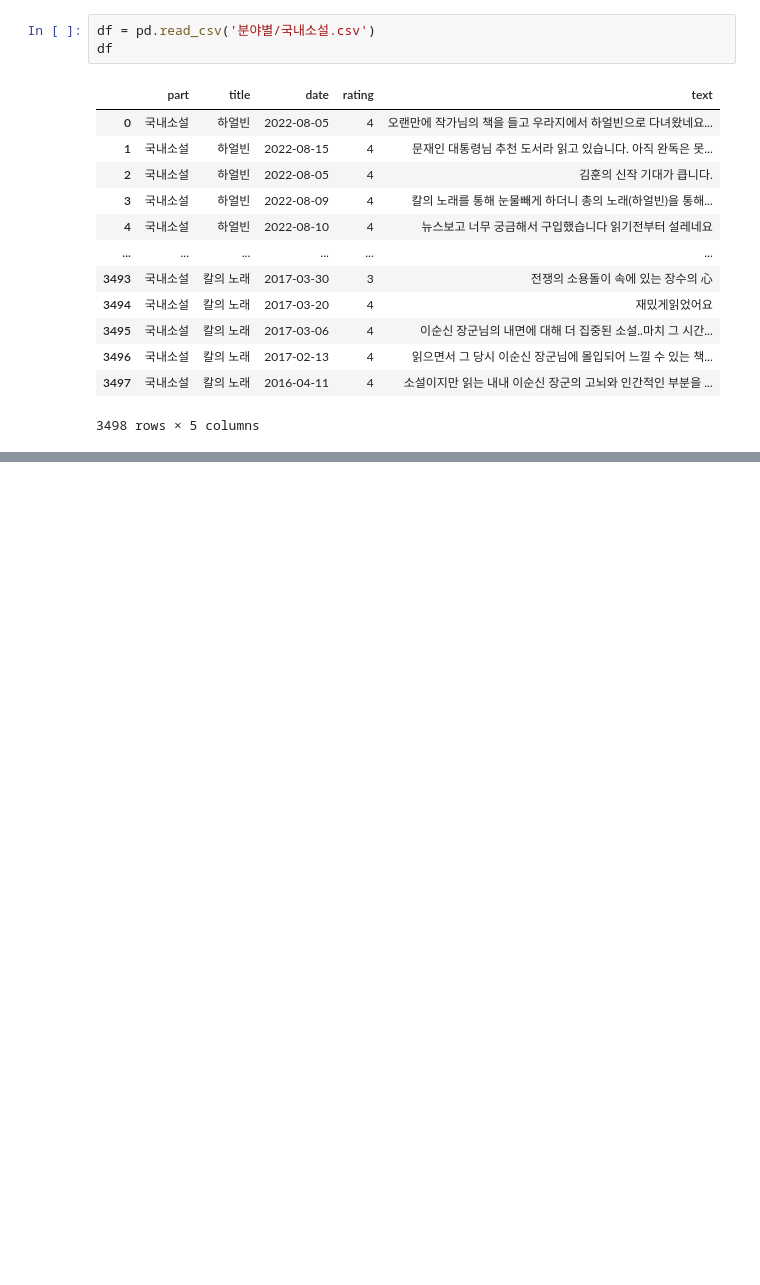
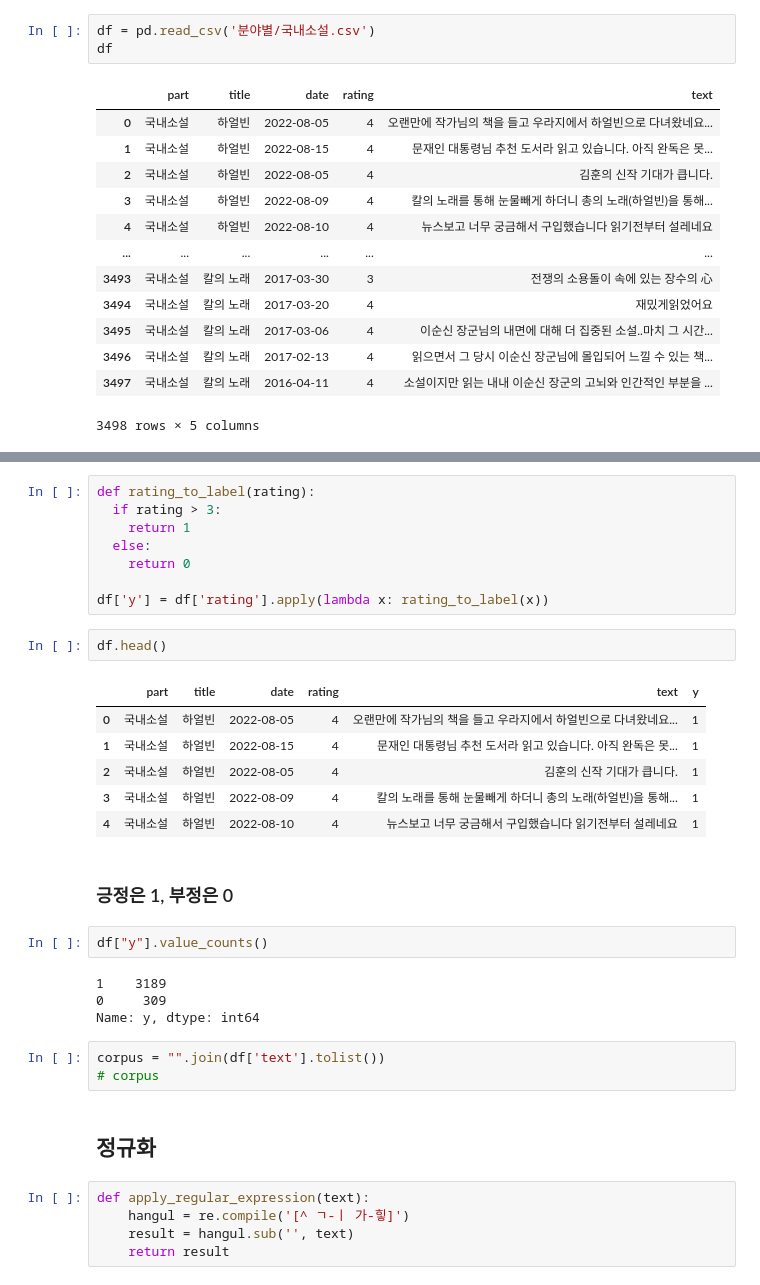
Before and after one commit to BoYeonJang/kyobobook-review, a Jupyter notebook: word-cloud.ipynb, the cells around one changed output, grey strips where cells are left out. Drawn from its saved outputs; the diff is of its cells as text; blank space fills up the shorter version.

```diff
--- a/word-cloud.ipynb
+++ b/word-cloud.ipynb
@@ -157,0 +46,35 @@ for word in novel_stopwords:
+# %%
+def rating_to_label(rating):
+  if rating > 3:
+    return 1
+  else:
+    return 0
+
+df['y'] = df['rating'].apply(lambda x: rating_to_label(x))
+# %%
+df.head()
+# %% [output]
+|  | part | title | date | rating | text | y |
+| 0 | 국내소설 | 하얼빈 | 2022-08-05 | 4 | 오랜만에 작가님의 책을 들고 우라지에서 하얼빈으로 다녀왔네요... | 1 |
+| 1 | 국내소설 | 하얼빈 | 2022-08-15 | 4 | 문재인 대통령님 추천 도서라 읽고 있습니다. 아직 완독은 못... | 1 |
+| 2 | 국내소설 | 하얼빈 | 2022-08-05 | 4 | 김훈의 신작 기대가 큽니다. | 1 |
+| 3 | 국내소설 | 하얼빈 | 2022-08-09 | 4 | 칼의 노래를 통해 눈물빼게 하더니 총의 노래(하얼빈)을 통해... | 1 |
+| 4 | 국내소설 | 하얼빈 | 2022-08-10 | 4 | 뉴스보고 너무 궁금해서 구입했습니다 읽기전부터 설레네요 | 1 |
+# %% [markdown]
+### 긍정은 1, 부정은 0
+# %%
+df["y"].value_counts()
+# %% [output]
+1    3189
+0     309
+Name: y, dtype: int64
+# %%
+corpus = "".join(df['text'].tolist())
+# corpus
+# %% [markdown]
+## 정규화
+# %%
+def apply_regular_expression(text):
+    hangul = re.compile('[^ ㄱ-ㅣ 가-힣]')
+    result = hangul.sub('', text)
+    return result
```
Also changed, not shown: parts of 42 cells of this notebook, 1 other file.
